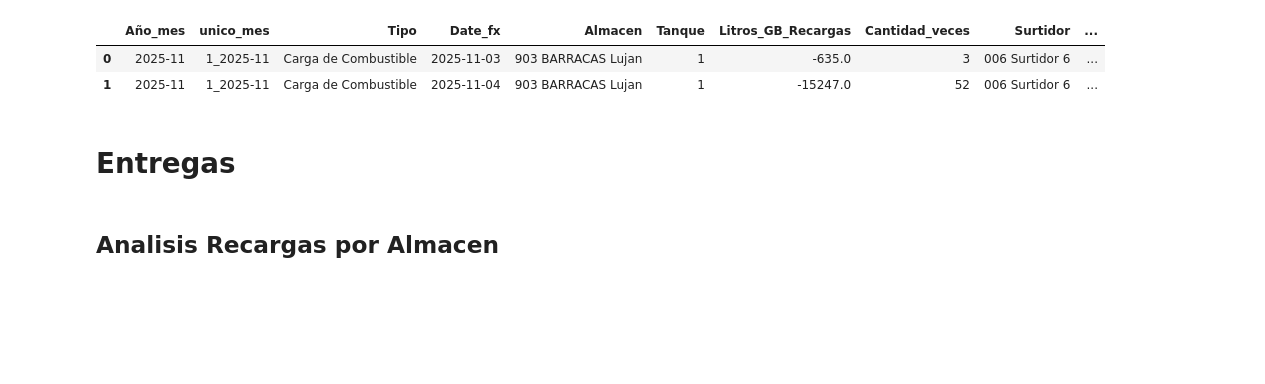
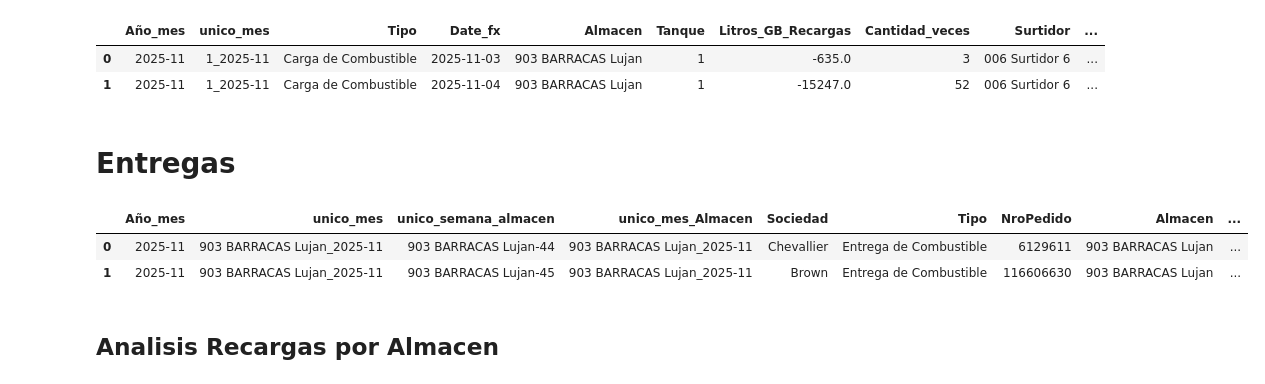
Before and after one commit to JazminPineda/analisis-combustible-telemetria, a Jupyter notebook: notebooks/Conciliacion_combustible.ipynb, the cells around one changed output. Cells and saved outputs as stored; diff of their text form; code cells hidden in the pictures; blank space fills up the shorter version.

```diff
--- a/notebooks/Conciliacion_combustible.ipynb
+++ b/notebooks/Conciliacion_combustible.ipynb
@@ -106,29 +105,32 @@ df_combustible_recargas_agrupado.head(2)
 # %%
 
 # Por ahora no vamos a ver como se distribuye por tanque ese va ser otro paso
 df_combustible_lujan = df_combustible_lujan.groupby(
     ['Año_mes',  'unico_mes', 'unico_semana_almacen' ,'unico_mes_Almacen', 'Sociedad','Tipo', 'NroPedido','Almacen', 'Date_fx' ]
 ).agg(
     Litros_GB=('Litros', 'sum'),
     Cantidad_veces=('Litros', 'count'),
    # Date_fx = ( 'Fecha Remito', join_unique),
     Remito = ('Nro. Remito', join_unique),
     L_Entregados = ('Litros Entregado', 'max'),
     L_Solicitados = ('LitrosSolicitado', 'max'),
     Nro_Presinto=( 'Nro. Precinto', join_unique),
 
     Usuario=('Usuario', join_unique),
 
 ).reset_index()
 
 
 
 df_combustible_lujan['unico_almacen'] = df_combustible_lujan['Almacen'] + '_' + df_combustible_lujan['Date_fx'].astype(str) + '_' + df_combustible_lujan['Litros_GB'].astype(str)
 
-
 df_combustible_lujan['Date_fx']  = pd.to_datetime(df_combustible_lujan['Date_fx'],  dayfirst=True, errors='coerce').dt.normalize().astype('datetime64[ns]')
-
-df_combustible_lujan.to_excel(r"C:\Users\jpineda\Desktop\Tableros Grupo\1_OPERACIONES\2_Reporte Combustible\20_Compensacion\Outs\Agrupacion-Combustible-por-Almacen_GB.xlsx", index=False)
+df_combustible_lujan.head(2)
+#df_combustible_lujan.to_excel(r"C:\Users\jpineda\Desktop\Tableros Grupo\1_OPERACIONES\2_Reporte Combustible\20_Compensacion\Outs\Agrupacion-Combustible-por-Almacen_GB.xlsx", index=False)
+# %% [output]
+|  | Año_mes | unico_mes | unico_semana_almacen | unico_mes_Almacen | Sociedad | Tipo | NroPedido | Almacen | ... |
+| 0 | 2025-11 | 903 BARRACAS Lujan_2025-11 | 903 BARRACAS Lujan-44 | 903 BARRACAS Lujan_2025-11 | Chevallier | Entrega de Combustible | 6129611 | 903 BARRACAS Lujan | ... |
+| 1 | 2025-11 | 903 BARRACAS Lujan_2025-11 | 903 BARRACAS Lujan-45 | 903 BARRACAS Lujan_2025-11 | Brown | Entrega de Combustible | 116606630 | 903 BARRACAS Lujan | ... |
 # %% [markdown]
 ## Analisis Recargas por Almacen
 # %%
```
Also changed, not shown: parts of 2 cells of this notebook.
